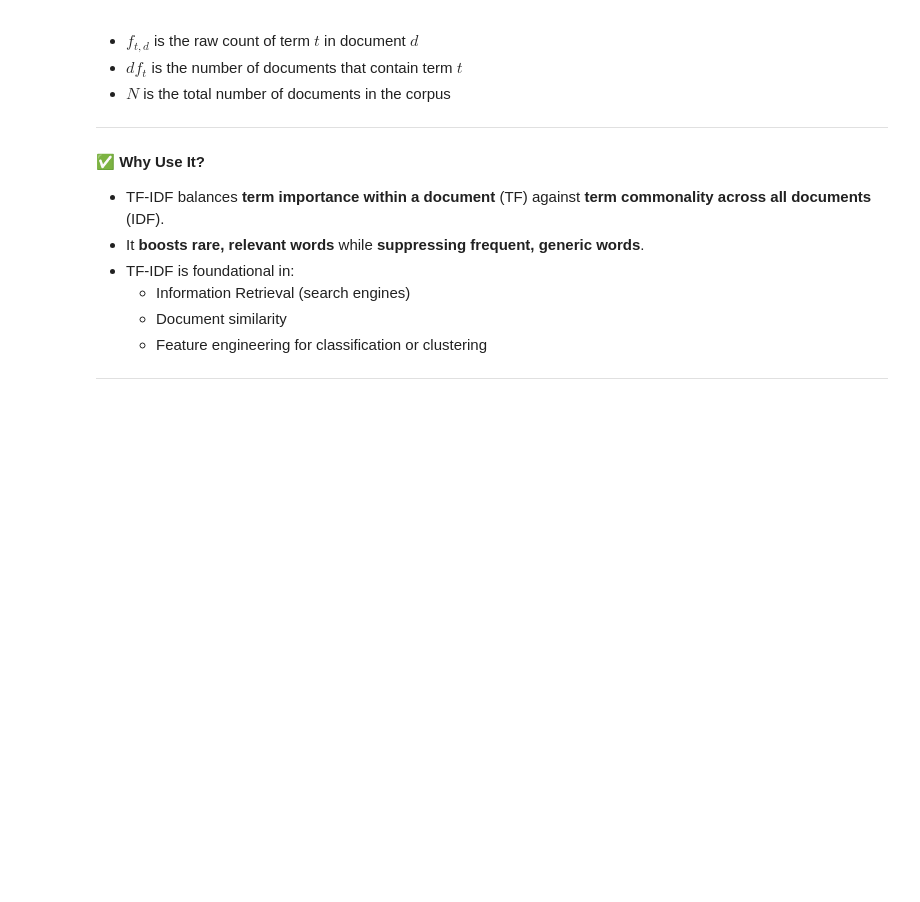
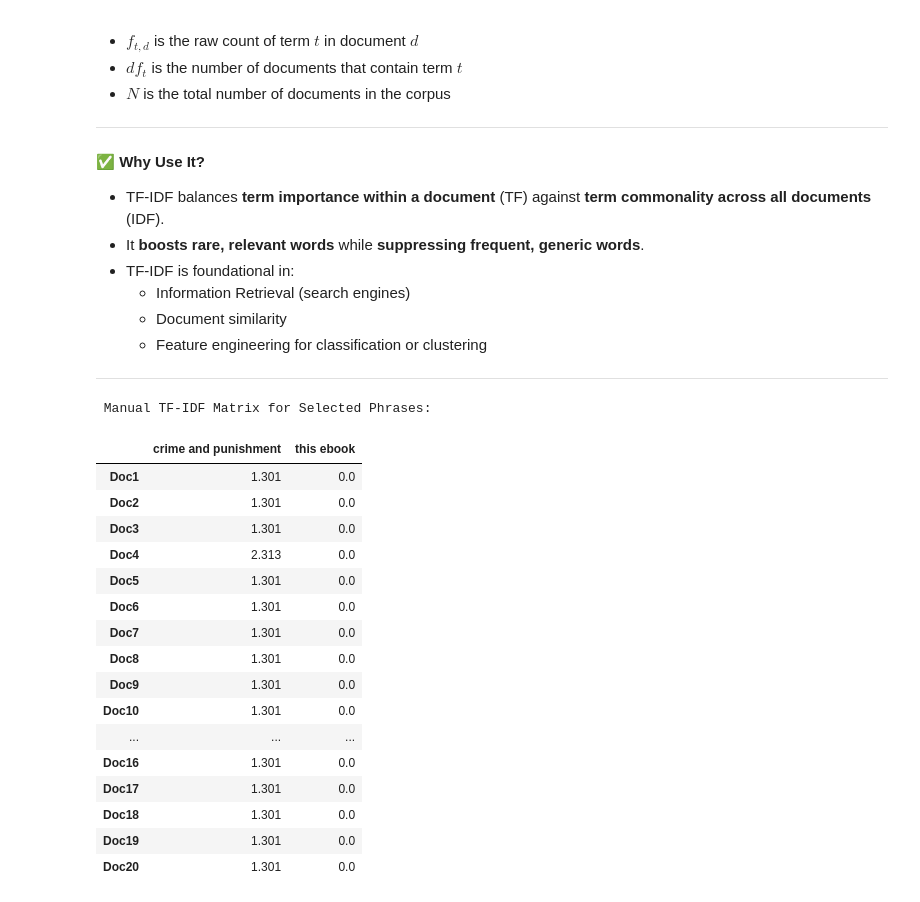
Before and after one commit to paulamrz-c/IRBasics-VectorSpaceProximity-workshop, a Jupyter notebook: IRBasics_VectorSpaceProximity.ipynb, the cells around one changed output. Saved outputs shown, nothing was run; the diff lists cells and outputs as text; code cells hidden in the pictures; blank space fills up the shorter version.

```diff
--- a/IRBasics_VectorSpaceProximity.ipynb
+++ b/IRBasics_VectorSpaceProximity.ipynb
@@ -599,3 +599,61 @@ Where:
   - Feature engineering for classification or clustering
 
 ---
+# %%
+import pandas as pd
+import numpy as np
+from sklearn.feature_extraction.text import CountVectorizer
+
+# Load documents
+documents = load_documents('sample_docs/')
+N = len(documents)
+doc_ids = [f"Doc{i+1}" for i in range(N)]
+
+# Key phrases to track
+target_phrases = ["crime and punishment", "this ebook"]
+
+# Vectorizer with up to trigrams (to capture phrases)
+vectorizer = CountVectorizer(ngram_range=(1, 3))
+X = vectorizer.fit_transform(documents)
+terms = vectorizer.get_feature_names_out()
+X_array = X.toarray()
+
+# Document Frequencies and IDF
+df = (X_array > 0).sum(axis=0)
+idf = np.log10(N / df)
+
+# Log-weighted TF
+tf_log = 1 + np.where(X_array > 0, np.log10(X_array), 0)
+
+# TF-IDF calculation
+tfidf = tf_log * idf
+
+# Full matrix
+tfidf_df = pd.DataFrame(tfidf, columns=terms, index=doc_ids)
+
+# Filter only selected phrases that exist
+filtered_phrases = [phrase for phrase in target_phrases if phrase in tfidf_df.columns]
+filtered_tfidf = tfidf_df[filtered_phrases]
+
+# Output
+print(" Manual TF-IDF Matrix for Selected Phrases:")
+display(filtered_tfidf.round(3))
+# %% [output]
+ Manual TF-IDF Matrix for Selected Phrases:
+|  | crime and punishment | this ebook |
+| Doc1 | 1.301 | 0.0 |
+| Doc2 | 1.301 | 0.0 |
+| Doc3 | 1.301 | 0.0 |
+| Doc4 | 2.313 | 0.0 |
+| Doc5 | 1.301 | 0.0 |
+| Doc6 | 1.301 | 0.0 |
+| Doc7 | 1.301 | 0.0 |
+| Doc8 | 1.301 | 0.0 |
+| Doc9 | 1.301 | 0.0 |
+| Doc10 | 1.301 | 0.0 |
+| ... | ... | ... |
+| Doc16 | 1.301 | 0.0 |
+| Doc17 | 1.301 | 0.0 |
+| Doc18 | 1.301 | 0.0 |
+| Doc19 | 1.301 | 0.0 |
+| Doc20 | 1.301 | 0.0 |
```
